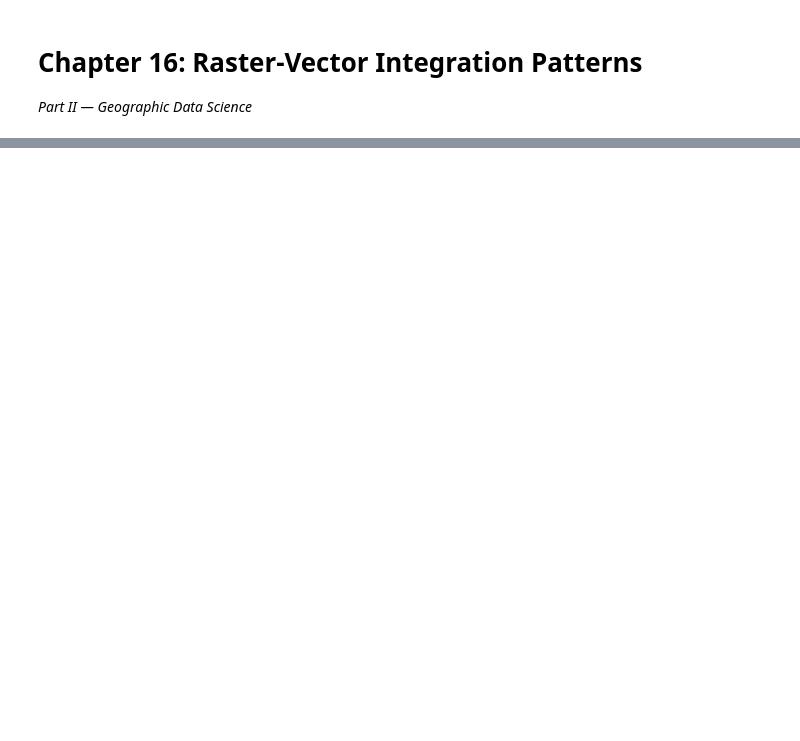
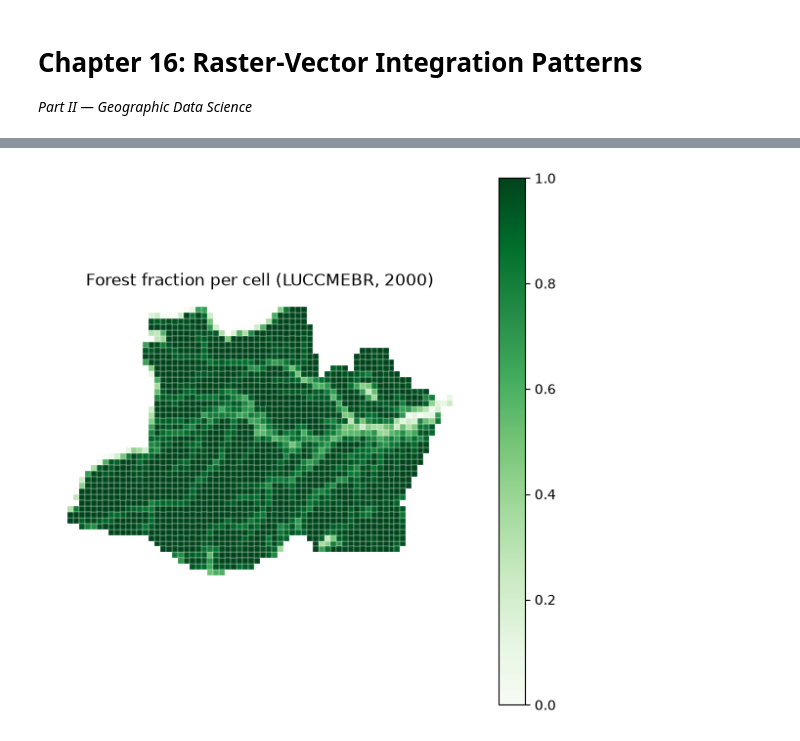
Before and after one commit to LambdaGeo/geospatial-modeling-python, a Jupyter notebook: docs/part2/ch16_integration.ipynb, the cells around one changed output, grey strips where cells are left out. Saved outputs shown, nothing was run; the diff lists cells and outputs as text; code cells hidden in the pictures; blank space fills up the shorter version.

```diff
--- a/docs/part2/ch16_integration.ipynb
+++ b/docs/part2/ch16_integration.ipynb
@@ -211,0 +97,19 @@ This closes Part II. Every technique from Chapter 6 onward — CRS, vector opera
+# %%
+luccmebr = xr.open_dataset("LUCCMEBR_land_cover_type_100km2_2000.nc", decode_times=False)
+
+def prep_band(varname):
+    """Select one class, drop the singleton time dim, flip to north-up, attach a CRS."""
+    band = luccmebr[varname].squeeze("time")
+    band = band.reindex(lat=band.lat[::-1])
+    return band.rio.write_crs("EPSG:4326")
+
+# LUCCMEBR ships in WGS84 (lat/lon); the grid is in a projected CRS (meters).
+# zonal_stats needs both in the same CRS, so reproject the grid, not the raster —
+# reprojecting a categorical/fractional raster risks smearing values across a new grid.
+amazonas_4326 = amazonas_grid.to_crs("EPSG:4326")
+
+forest = prep_band("veg")  # LUCCMEBR's "veg" = natural forest vegetation
+stats = zonal_stats(amazonas_4326, forest.values, affine=forest.rio.transform(), stats="mean", nodata=np.nan)
+amazonas_grid["forest_pct"] = [s["mean"] for s in stats]
+
+amazonas_grid["forest_pct"].describe()
@@ -211,0 +130,7 @@ This closes Part II. Every technique from Chapter 6 onward — CRS, vector opera
+# %%
+fig, ax = plt.subplots(figsize=(7, 7))
+amazonas_grid.plot(column="forest_pct", cmap="Greens", legend=True, ax=ax, edgecolor="white", linewidth=0.2)
+ax.set_title("Forest fraction per cell (LUCCMEBR, 2000)")
+ax.set_axis_off()
+# %% [output]
+[figure, added]
```
Also changed, not shown: parts of 51 cells of this notebook, 2 other files.
